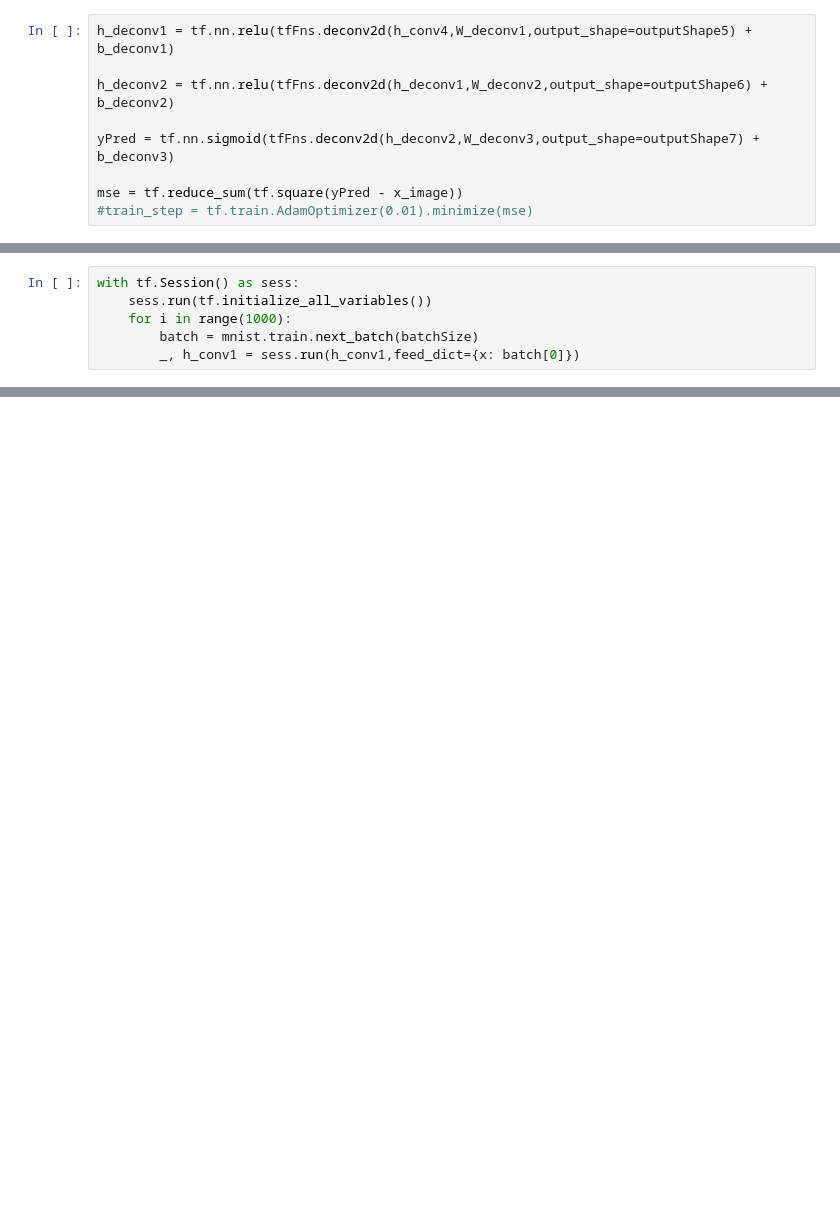
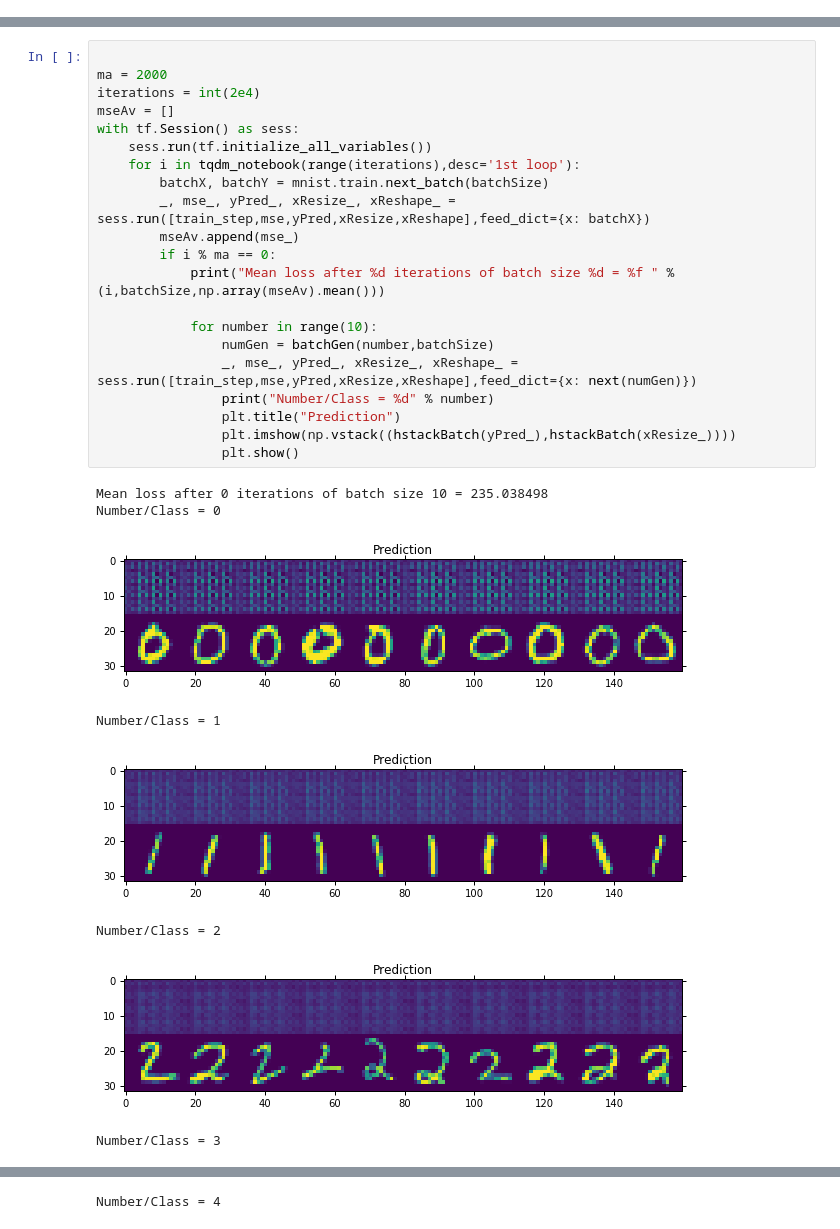
Before and after one commit to mattdns1006/Misc, a Jupyter notebook: autoencoder.ipynb, the cells around one changed output, grey strips where cells are left out. Drawn from its saved outputs; the diff is of its cells as text; blank space fills up the shorter version.

```diff
--- a/autoencoder.ipynb
+++ b/autoencoder.ipynb
@@ -57,9 +96,0 @@ h_conv4 = tf.nn.relu(tfFns.conv2d(h_pool3, W_conv4) + b_conv4)
-# %%
-h_deconv1 = tf.nn.relu(tfFns.deconv2d(h_conv4,W_deconv1,output_shape=outputShape5) + b_deconv1)
-
-h_deconv2 = tf.nn.relu(tfFns.deconv2d(h_deconv1,W_deconv2,output_shape=outputShape6) + b_deconv2)
-
-yPred = tf.nn.sigmoid(tfFns.deconv2d(h_deconv2,W_deconv3,output_shape=outputShape7) + b_deconv3)
-
-mse = tf.reduce_sum(tf.square(yPred - x_image))
-#train_step = tf.train.AdamOptimizer(0.01).minimize(mse)
@@ -68,6 +96,0 @@ NameError: name 'tf' is not defined
-# %%
-with tf.Session() as sess:
-    sess.run(tf.initialize_all_variables())
-    for i in range(1000):
-        batch = mnist.train.next_batch(batchSize)
-        _, h_conv1 = sess.run(h_conv1,feed_dict={x: batch[0]})
@@ -73,0 +123,30 @@ with tf.Session() as sess:
+# %%
+
+ma = 2000
+iterations = int(2e4)
+mseAv = []
+with tf.Session() as sess:
+    sess.run(tf.initialize_all_variables())
+    for i in tqdm_notebook(range(iterations),desc='1st loop'):
+        batchX, batchY = mnist.train.next_batch(batchSize)
+        _, mse_, yPred_, xResize_, xReshape_ = sess.run([train_step,mse,yPred,xResize,xReshape],feed_dict={x: batchX})
+        mseAv.append(mse_)
+        if i % ma == 0:
+            print("Mean loss after %d iterations of batch size %d = %f " % (i,batchSize,np.array(mseAv).mean()))
+
+            for number in range(10):
+                numGen = batchGen(number,batchSize)
+                _, mse_, yPred_, xResize_, xReshape_ = sess.run([train_step,mse,yPred,xResize,xReshape],feed_dict={x: next(numGen)})
+                print("Number/Class = %d" % number)
+                plt.title("Prediction")
+                plt.imshow(np.vstack((hstackBatch(yPred_),hstackBatch(xResize_))))
+                plt.show()
+# %% [output]
+Mean loss after 0 iterations of batch size 10 = 235.038498
+Number/Class = 0
+[figure, added]
+Number/Class = 1
+[figure, added]
+Number/Class = 2
+[figure, added]
+Number/Class = 3
@@ -73,0 +154 @@ with tf.Session() as sess:
+Number/Class = 4
```
Also changed, not shown: parts of 8 cells of this notebook.
